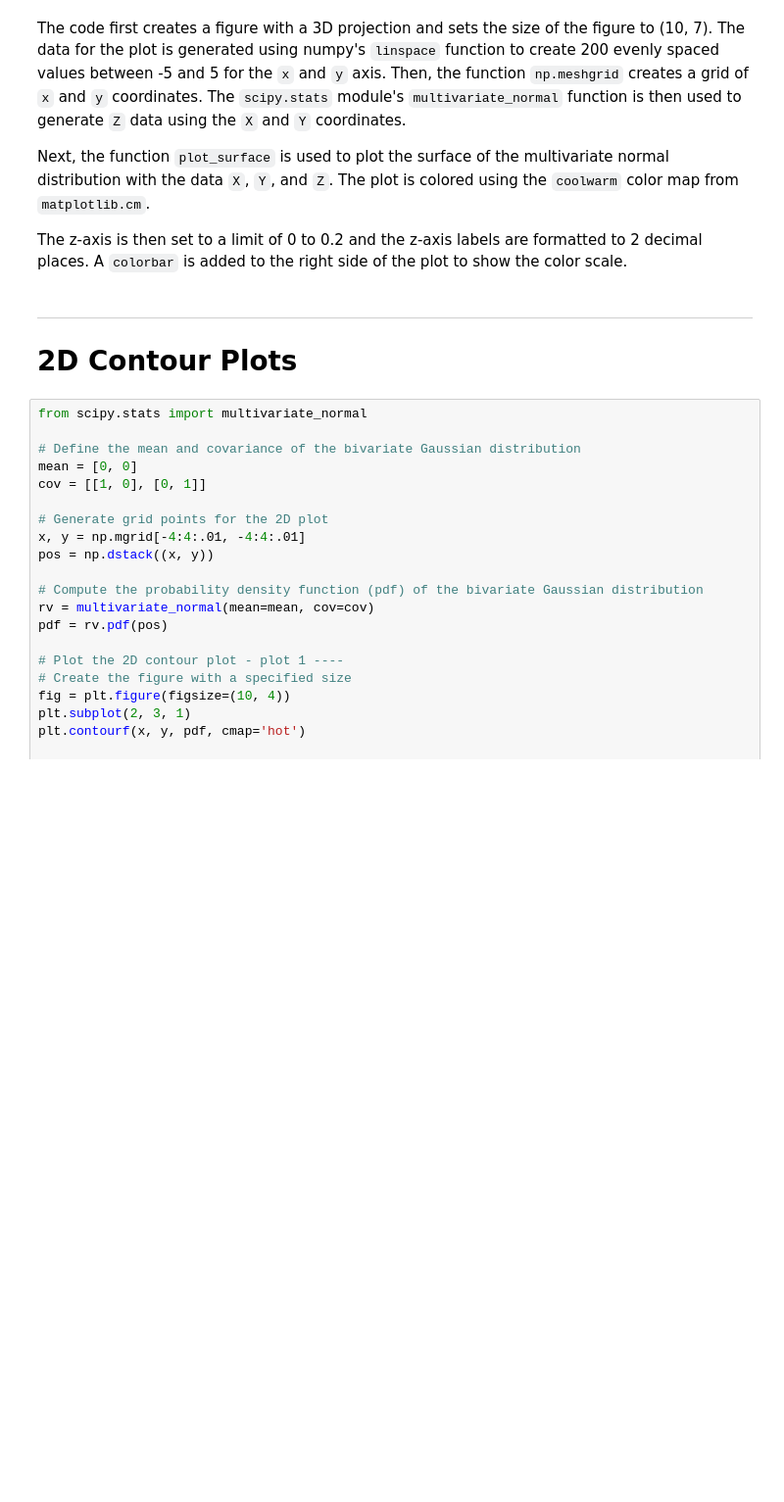
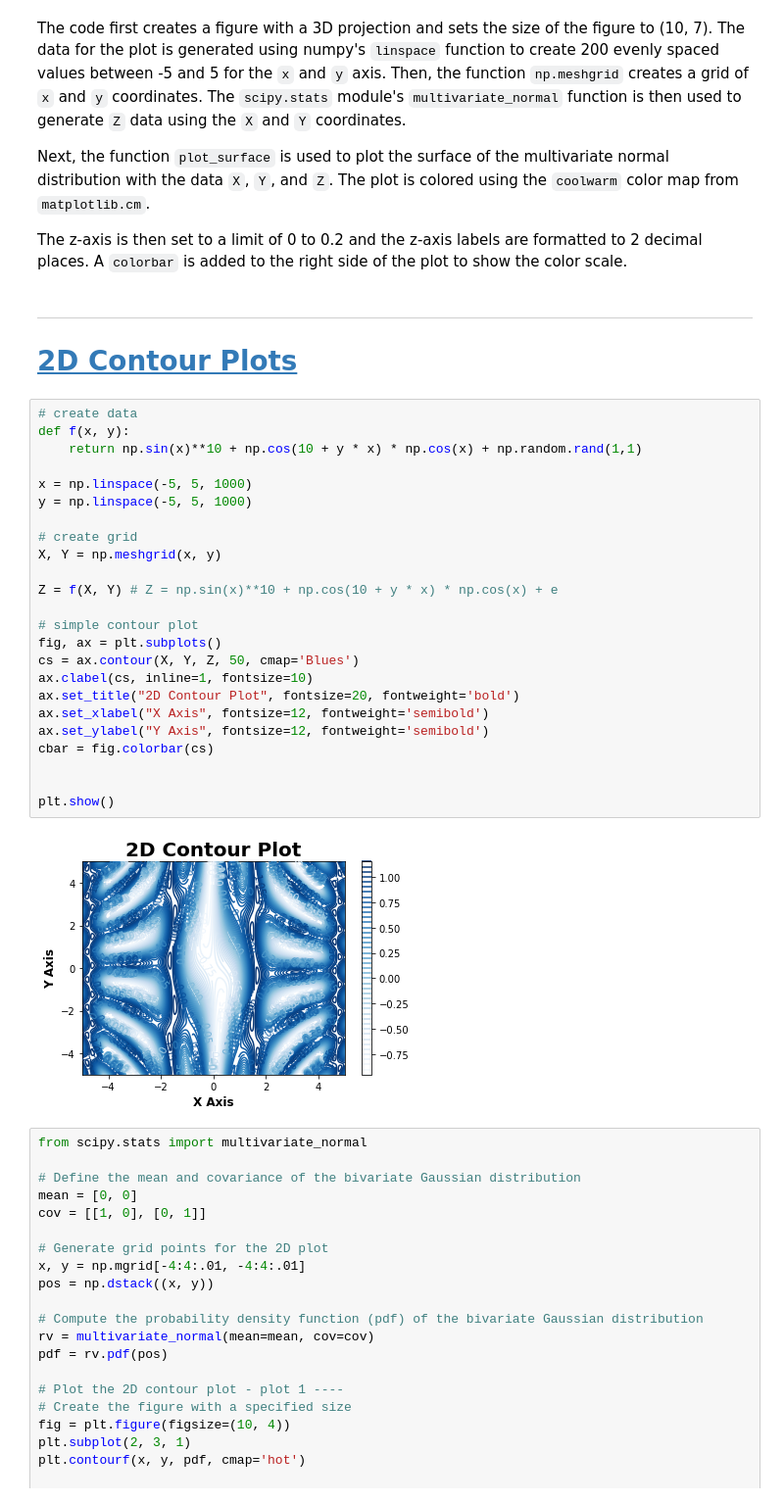
Before and after one commit to pavsingh7/Matplotlib, a Jupyter notebook: matplot_adv.ipynb, the cells around one changed output. Shown at 98% size. Saved outputs shown, nothing was run; the diff lists cells and outputs as text; blank space fills up the shorter version.

Commit message:
added more plots

```diff
--- a/matplot_adv.ipynb
+++ b/matplot_adv.ipynb
@@ -220,7 +241,33 @@ Next, the function `plot_surface` is used to plot the surface of the multivariat
 The z-axis is then set to a limit of 0 to 0.2 and the z-axis labels are formatted to 2 decimal places. A `colorbar` is added to the right side of the plot to show the color scale.
 # %% [markdown]
 ***
-# 2D Contour Plots
+# <a id='toc5_'></a>[2D Contour Plots](#toc0_)
+# %%
+# create data
+def f(x, y):
+    return np.sin(x)**10 + np.cos(10 + y * x) * np.cos(x) + np.random.rand(1,1)
+
+x = np.linspace(-5, 5, 1000)
+y = np.linspace(-5, 5, 1000)
+
+# create grid
+X, Y = np.meshgrid(x, y)
+
+Z = f(X, Y) # Z = np.sin(x)**10 + np.cos(10 + y * x) * np.cos(x) + e
+
+# simple contour plot
+fig, ax = plt.subplots()
+cs = ax.contour(X, Y, Z, 50, cmap='Blues')
+ax.clabel(cs, inline=1, fontsize=10)
+ax.set_title("2D Contour Plot", fontsize=20, fontweight='bold')
+ax.set_xlabel("X Axis", fontsize=12, fontweight='semibold')
+ax.set_ylabel("Y Axis", fontsize=12, fontweight='semibold')
+cbar = fig.colorbar(cs)
+
+
+plt.show()
+# %% [output]
+[figure, added]
 # %%
 from scipy.stats import multivariate_normal
 
```
Also changed, not shown: parts of 17 cells of this notebook, 1 other file.
